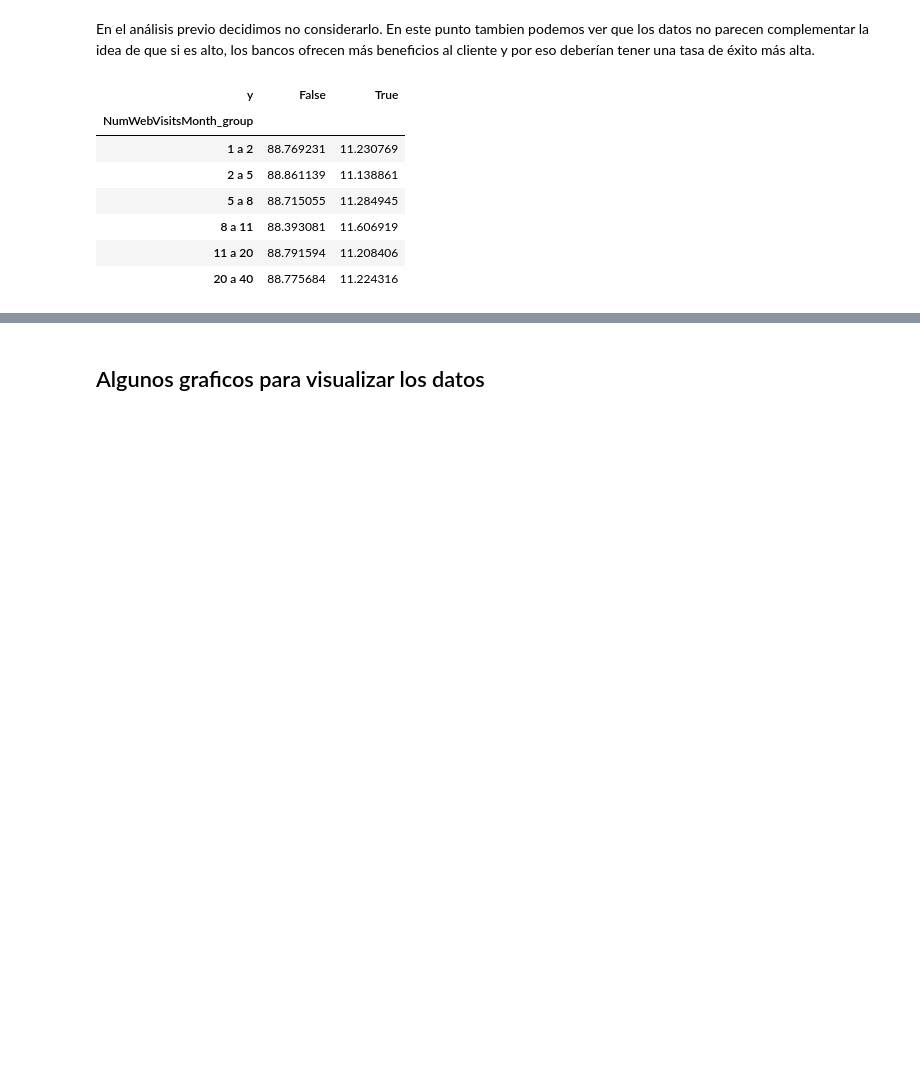
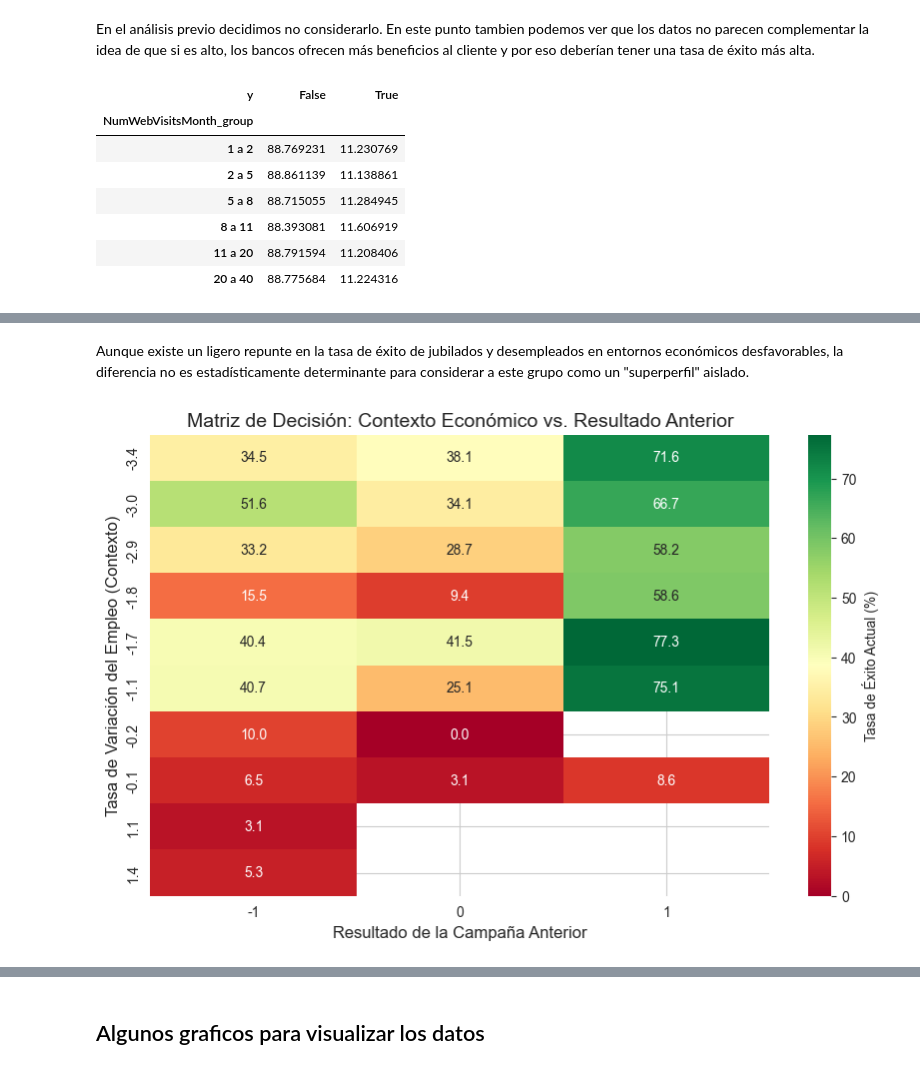
Before and after one commit to claudiarm2002/DataProject-Python-for-Data, a Jupyter notebook: DataProject_PythonForData.ipynb, the cells around one changed output, grey strips where cells are left out. Drawn from its saved outputs; the diff is of its cells as text; code cells hidden in the pictures; blank space fills up the shorter version.

```diff
--- a/DataProject_PythonForData.ipynb
+++ b/DataProject_PythonForData.ipynb
@@ -1435,0 +1545,18 @@ numwebvisitsmonth_y_percentage
+# %% [markdown]
+Aunque existe un ligero repunte en la tasa de éxito de jubilados y desempleados en entornos económicos desfavorables, la diferencia no es estadísticamente determinante para considerar a este grupo como un "superperfil" aislado.
+# %%
+# 2. Cruce de variables: Éxito Anterior ('last_outcome_success') y Tasa de Empleo ('emp.var.rate')
+# Calculamos la media de éxito actual para cada combinación
+master_cross = data_merged.groupby(['emp.var.rate', 'last_outcome_success'])['y'].mean() * 100
+df_master = master_cross.unstack()
+
+# 3. Visualización con un Mapa de Calor (Heatmap)
+plt.figure(figsize=(10, 6))
+sns.heatmap(df_master, annot=True, fmt=".1f", cmap="RdYlGn", cbar_kws={'label': 'Tasa de Éxito Actual (%)'})
+
+plt.title('Matriz de Decisión: Contexto Económico vs. Resultado Anterior', fontsize=14)
+plt.xlabel('Resultado de la Campaña Anterior', fontsize=12)
+plt.ylabel('Tasa de Variación del Empleo (Contexto)', fontsize=12)
+plt.show()
+# %% [output]
+[figure, added]
```
Also changed, not shown: parts of 29 cells of this notebook, 2 other files.
